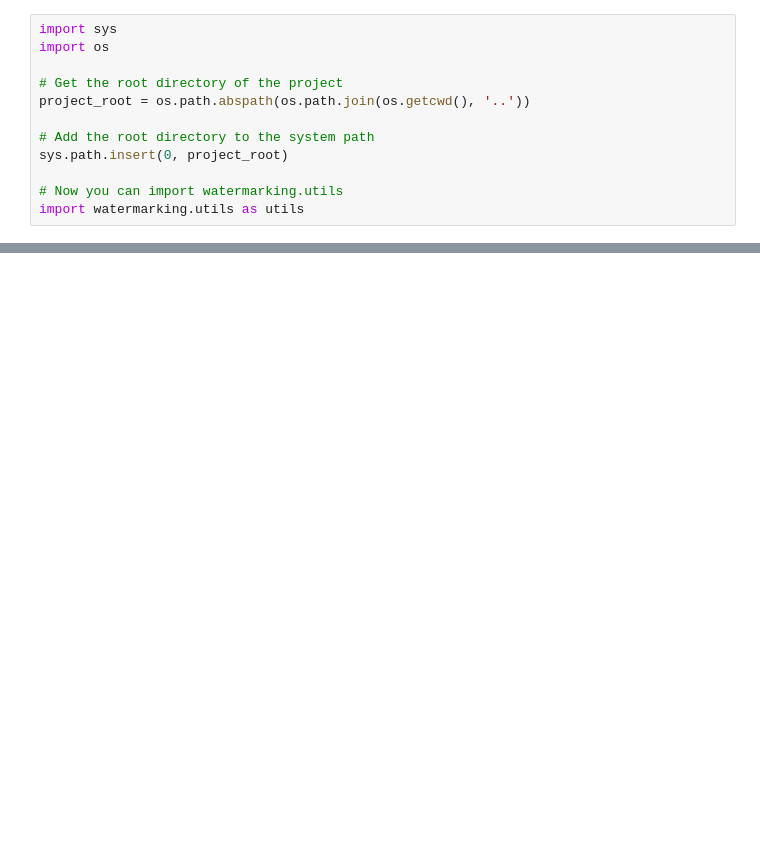
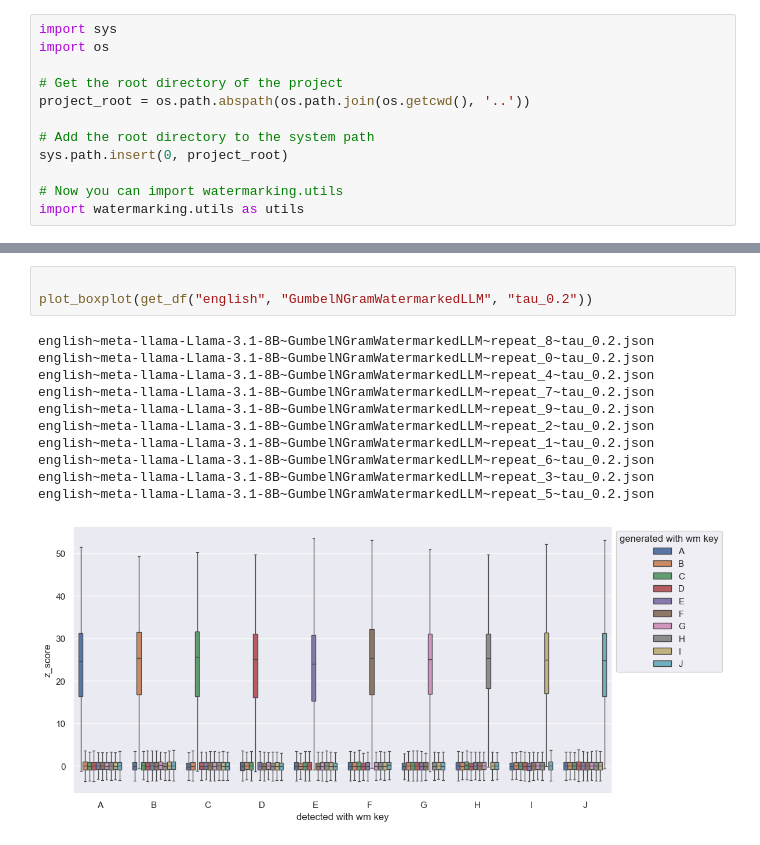
Before and after one commit to AntoninJarolim/llm-watermarking, a Jupyter notebook: notebooks/different_keys_detection.ipynb, the cells around one changed output, grey strips where cells are left out. Cells and saved outputs as stored; diff of their text form; blank space fills up the shorter version.

```diff
--- a/notebooks/different_keys_detection.ipynb
+++ b/notebooks/different_keys_detection.ipynb
@@ -57,0 +128,15 @@ sns.move_legend(ax, "upper left", bbox_to_anchor=(1, 1))
+# %%
+
+plot_boxplot(get_df("english", "GumbelNGramWatermarkedLLM", "tau_0.2"))
+# %% [output]
+english~meta-llama-Llama-3.1-8B~GumbelNGramWatermarkedLLM~repeat_8~tau_0.2.json
+english~meta-llama-Llama-3.1-8B~GumbelNGramWatermarkedLLM~repeat_0~tau_0.2.json
+english~meta-llama-Llama-3.1-8B~GumbelNGramWatermarkedLLM~repeat_4~tau_0.2.json
+english~meta-llama-Llama-3.1-8B~GumbelNGramWatermarkedLLM~repeat_7~tau_0.2.json
+english~meta-llama-Llama-3.1-8B~GumbelNGramWatermarkedLLM~repeat_9~tau_0.2.json
+english~meta-llama-Llama-3.1-8B~GumbelNGramWatermarkedLLM~repeat_2~tau_0.2.json
+english~meta-llama-Llama-3.1-8B~GumbelNGramWatermarkedLLM~repeat_1~tau_0.2.json
+english~meta-llama-Llama-3.1-8B~GumbelNGramWatermarkedLLM~repeat_6~tau_0.2.json
+english~meta-llama-Llama-3.1-8B~GumbelNGramWatermarkedLLM~repeat_3~tau_0.2.json
+english~meta-llama-Llama-3.1-8B~GumbelNGramWatermarkedLLM~repeat_5~tau_0.2.json
+[figure, added]
```
Also changed, not shown: parts of 9 cells of this notebook.
